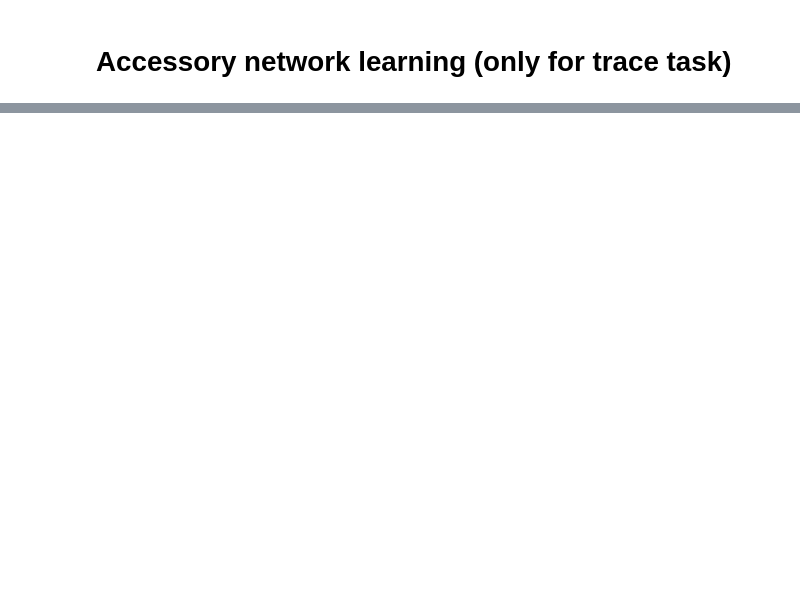
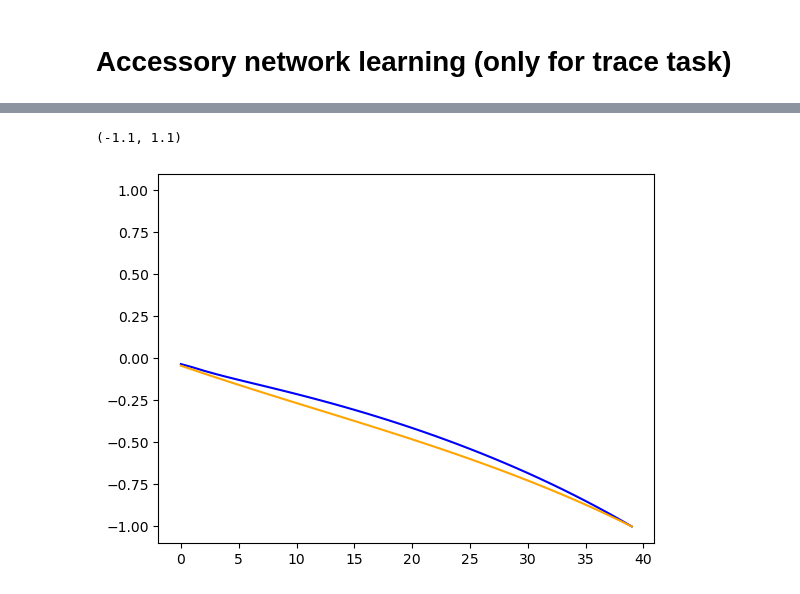
Before and after one commit to samimol/Visual-Routines, a Jupyter notebook: analysis.ipynb, the cells around one changed output, grey strips where cells are left out. Cells and saved outputs as stored; diff of their text form; code cells hidden in the pictures; blank space fills up the shorter version.

```diff
--- a/analysis.ipynb
+++ b/analysis.ipynb
@@ -274,0 +232,9 @@ plt.ylim([-1.1,1.1])
+# %%
+# Fig. 4B, right
+plt.plot(np.mean(target_activations_accessory[:,curve_length - 1,:],axis=-1)/np.max(np.abs(np.mean(target_activations_accessory[:,curve_length - 1,:],axis=-1))),color='b')
+plt.plot(np.mean(distractor_activations_accessory[:,curve_length - 1,:],axis=-1)/np.max(np.abs(np.mean(distractor_activations_accessory[:,curve_length - 1,:],axis=-1))),color='orange')
+plt.ylim([-1.1,1.1])
+#plt.legend(['0','1','2','3'])
+# %% [output]
+(-1.1, 1.1)
+[figure, added]
```
Also changed, not shown: parts of 11 cells of this notebook, 2 other files.
